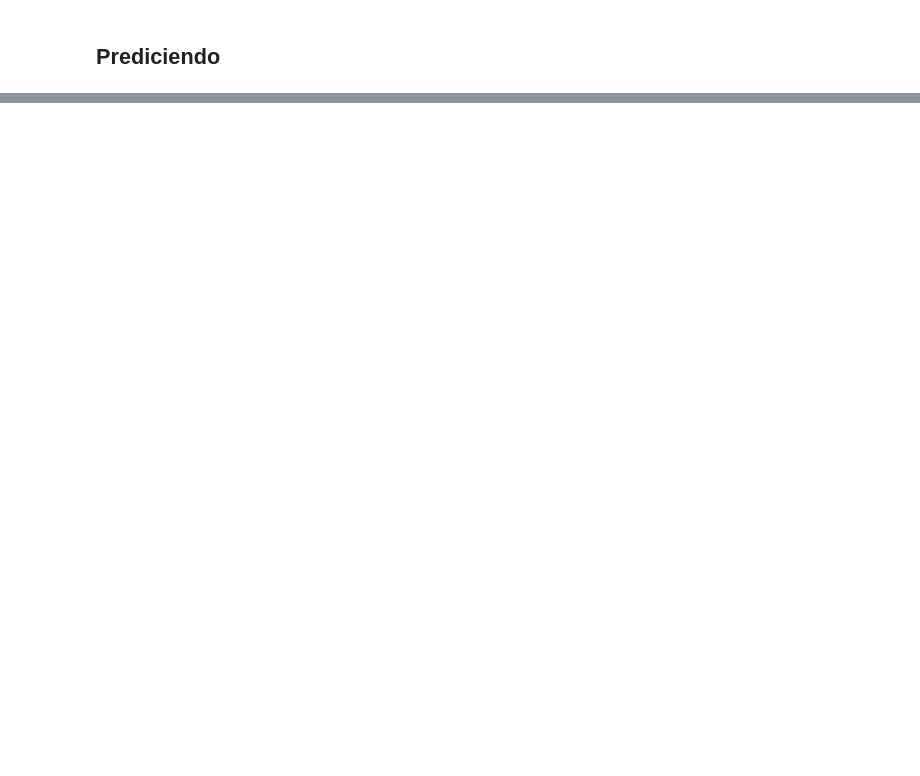
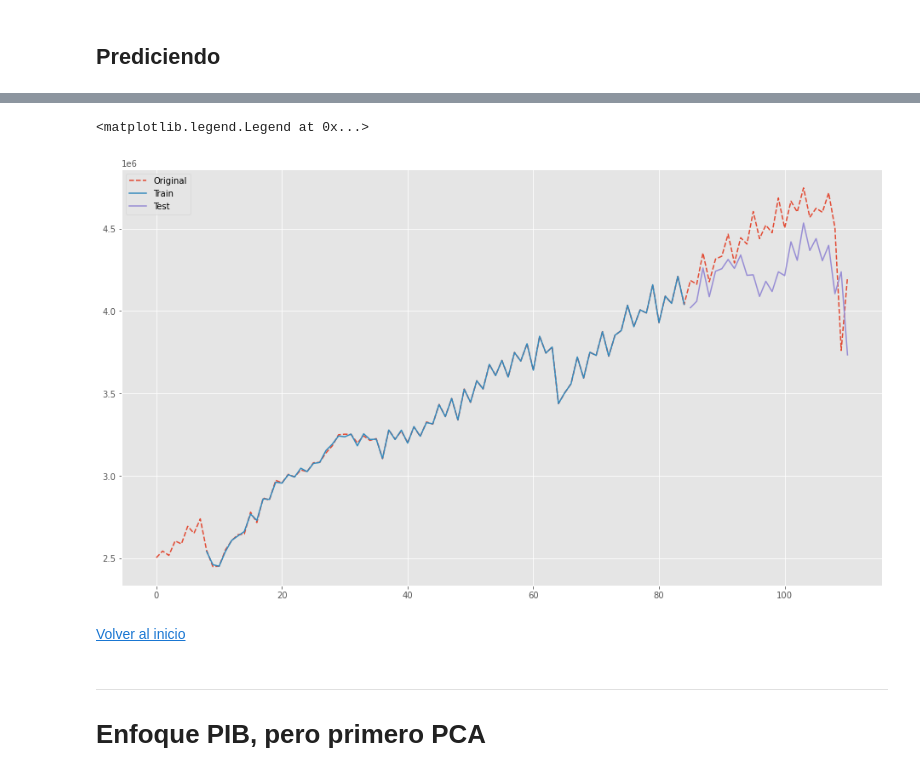
Before and after one commit to magmapinguin/Estimacion-del-PIB-mediante-Ciencia-de-datos, a Jupyter notebook: Notebooks/modelado_nuevo.ipynb, the cells around one changed output, grey strips where cells are left out. Drawn from its saved outputs; the diff is of its cells as text; code cells hidden in the pictures; blank space fills up the shorter version.

```diff
--- a/Notebooks/modelado_nuevo.ipynb
+++ b/Notebooks/modelado_nuevo.ipynb
@@ -224,0 +387,21 @@ plt.legend()
+# %%
+with torch.no_grad():
+    y_pred_train = red(X_train_t).cpu().detach().numpy()
+    y_pred_test = red(X_test_t).cpu().detach().numpy()
+
+X_plot1 = np.arange(t_ventana, y_pred_train.size+t_ventana)
+X_plot2 = np.arange(X_plot1.size+t_ventana, X_plot1.size + y_pred_test.size+t_ventana)
+
+plt.figure(figsize=(16,9))
+plt.plot(totales.values, label="Original", ls="--")
+plt.plot(X_plot1, y_pred_train, label="Train")
+plt.plot(X_plot2, y_pred_test, label="Test")
+plt.legend()
+# %% [output]
+<matplotlib.legend.Legend at 0x...>
+[figure, added]
+# %% [markdown]
+[Volver al inicio](#Funciones-y-el-modelo)
+# %% [markdown]
+-------------
+# Enfoque PIB, pero primero PCA
```
Also changed, not shown: parts of 31 cells of this notebook.
